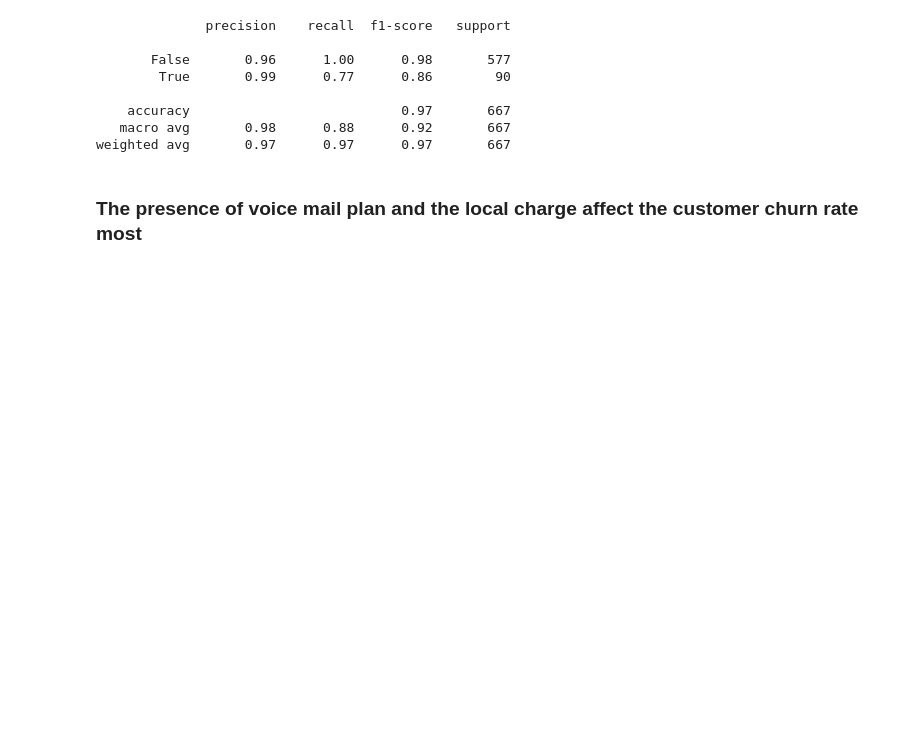
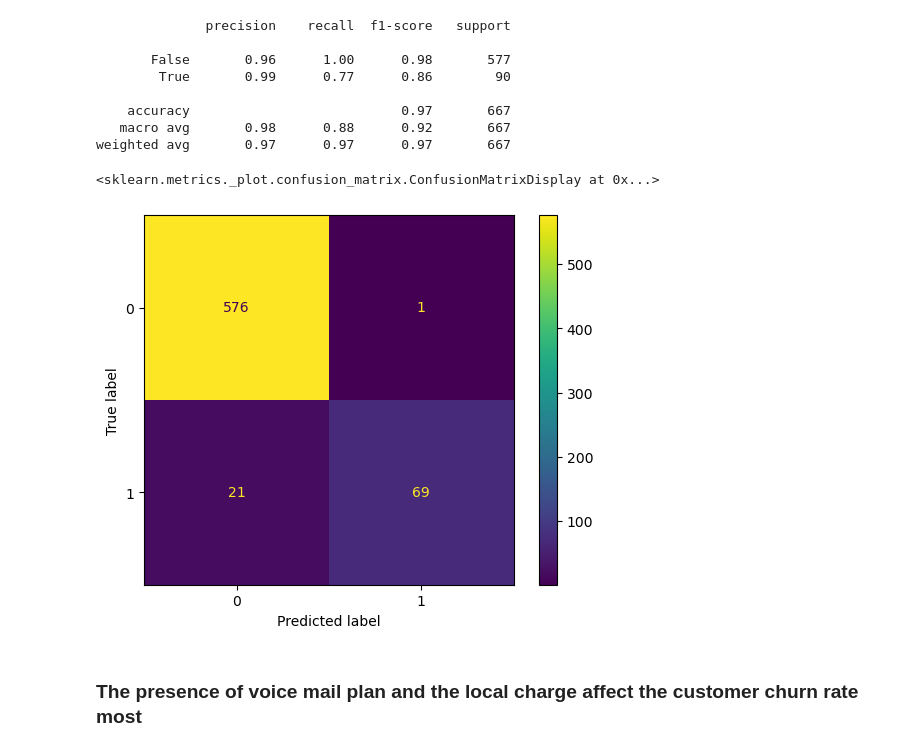
Before and after one commit to davidchan0629/customer_churn_analysis, a Jupyter notebook: churn_prediction.ipynb, the cells around one changed output. Cells and saved outputs as stored; diff of their text form; code cells hidden in the pictures; blank space fills up the shorter version.

```diff
--- a/churn_prediction.ipynb
+++ b/churn_prediction.ipynb
@@ -288,6 +288,14 @@ print(classification_report(y_test, y_predict))
     accuracy                           0.97       667
    macro avg       0.98      0.88      0.92       667
 weighted avg       0.97      0.97      0.97       667
+# %%
+# Confusion martix to see the performance
+cm = confusion_matrix(y_test, y_predict, labels=clf.classes_)
+cm_display = ConfusionMatrixDisplay(confusion_matrix=cm, display_labels=clf.classes_)
+cm_display.plot()
+# %% [output]
+<sklearn.metrics._plot.confusion_matrix.ConfusionMatrixDisplay at 0x...>
+[figure, added]
 # %%
 # retrieve the best estimator model and its feature importance
 best_model = clf.best_estimator_
```
Also changed, not shown: parts of 1 cell of this notebook.
